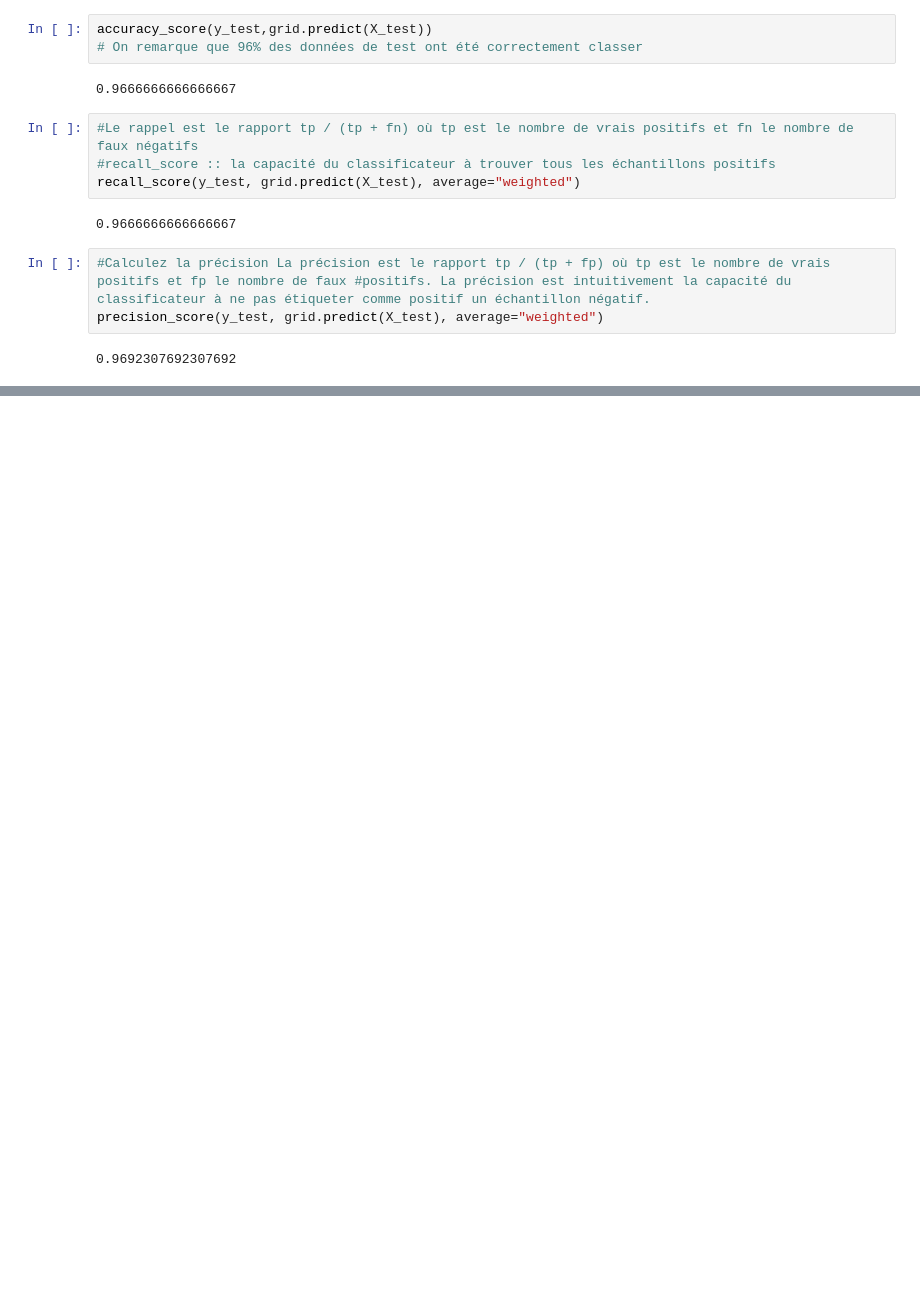
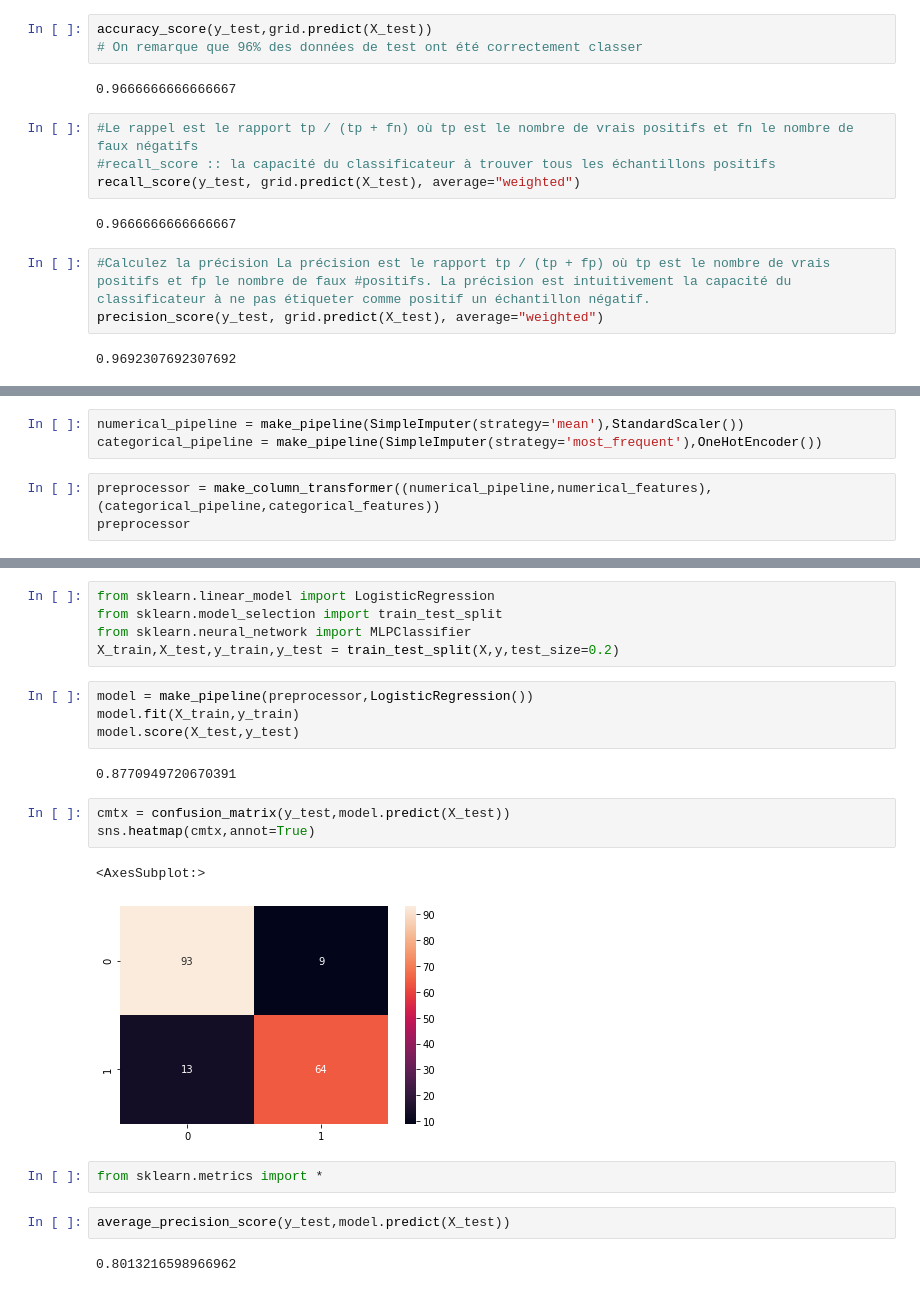
Before and after one commit to ab3masta/knowledge_engineering_tp, a Jupyter notebook: Tp3/metrics.ipynb, the cells around one changed output, grey strips where cells are left out. Cells and saved outputs as stored; diff of their text form; blank space fills up the shorter version.

Commit message:
Tp3 Metrics

```diff
--- a/Tp3/metrics.ipynb
+++ b/Tp3/metrics.ipynb
@@ -87,0 +110,6 @@ f1_score(y_test, grid.predict(X_test), average='micro')
+# %%
+numerical_pipeline = make_pipeline(SimpleImputer(strategy='mean'),StandardScaler())
+categorical_pipeline = make_pipeline(SimpleImputer(strategy='most_frequent'),OneHotEncoder())
+# %%
+preprocessor = make_column_transformer((numerical_pipeline,numerical_features),(categorical_pipeline,categorical_features))
+preprocessor
@@ -87,0 +130,23 @@ f1_score(y_test, grid.predict(X_test), average='micro')
+# %%
+from sklearn.linear_model import LogisticRegression
+from sklearn.model_selection import train_test_split
+from sklearn.neural_network import MLPClassifier
+X_train,X_test,y_train,y_test = train_test_split(X,y,test_size=0.2)
+# %%
+model = make_pipeline(preprocessor,LogisticRegression())
+model.fit(X_train,y_train)
+model.score(X_test,y_test)
+# %% [output]
+0.8770949720670391
+# %%
+cmtx = confusion_matrix(y_test,model.predict(X_test))
+sns.heatmap(cmtx,annot=True)
+# %% [output]
+<AxesSubplot:>
+[figure, added]
+# %%
+from sklearn.metrics import *
+# %%
+average_precision_score(y_test,model.predict(X_test))
+# %% [output]
+0.8013216598966962
```
Also changed, not shown: parts of 11 cells of this notebook.
